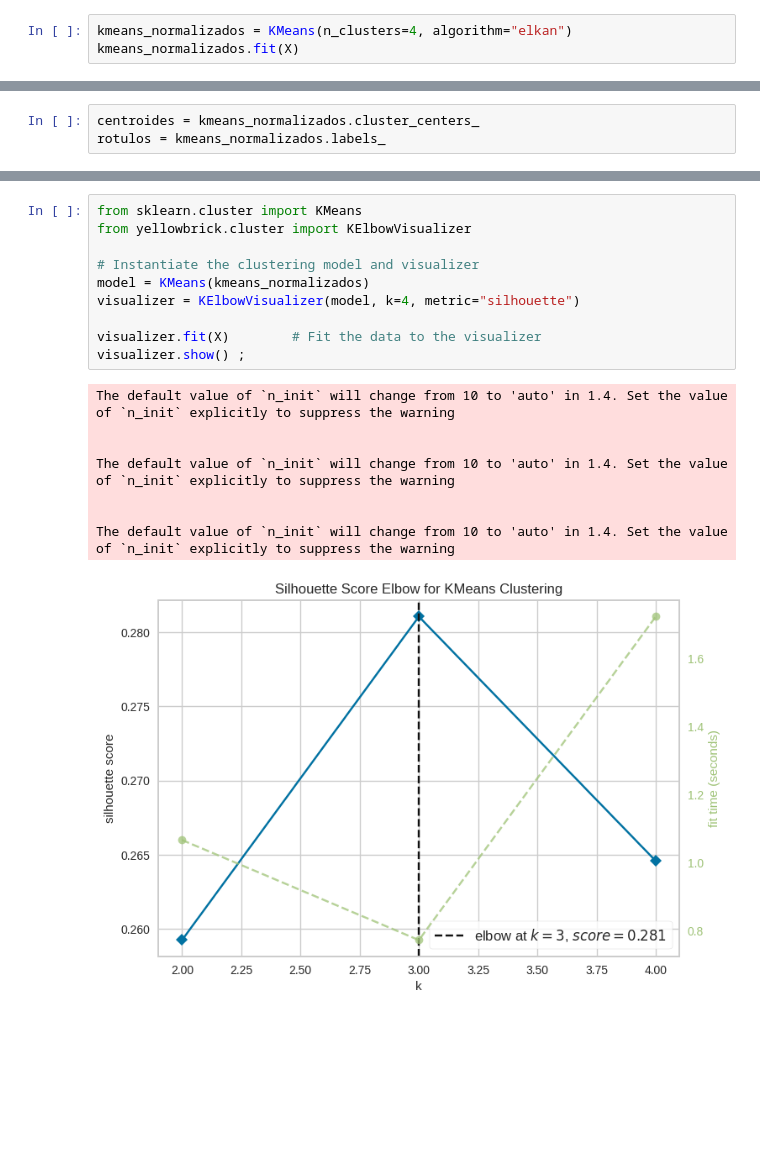
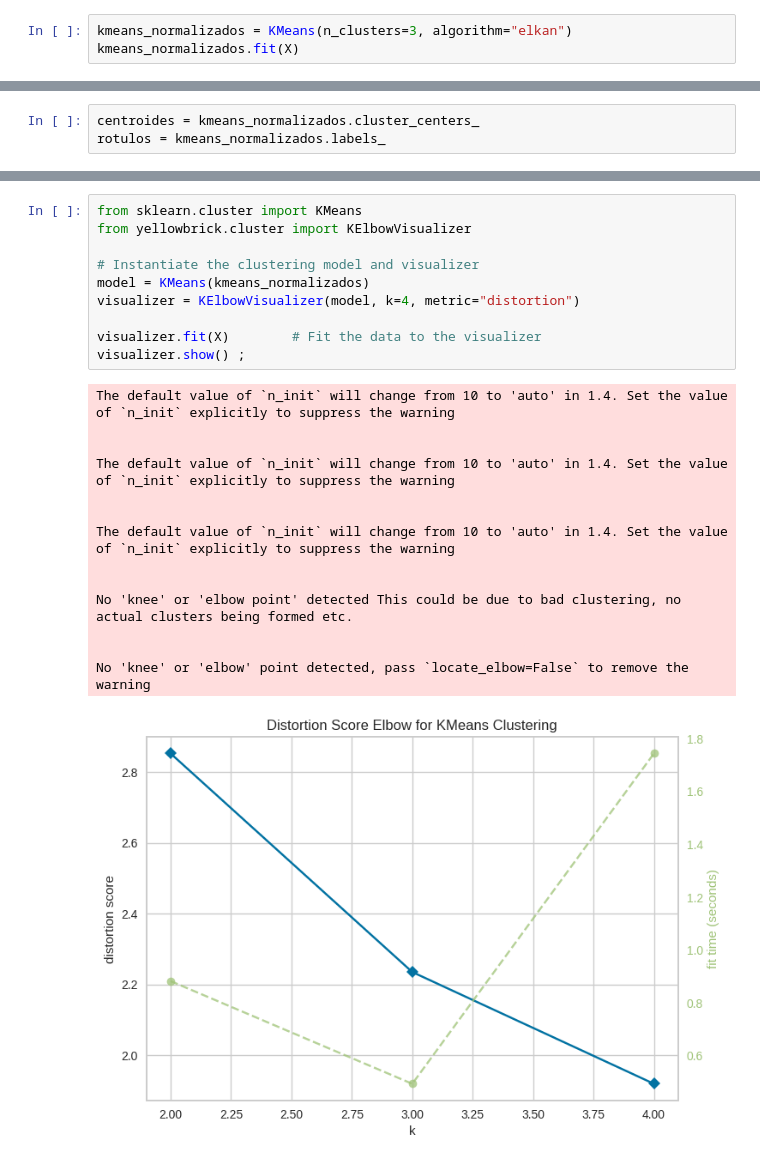
Before and after one commit to cantaruttim/Diabetes, a Jupyter notebook: Diabetes.ipynb, the cells around one changed output, grey strips where cells are left out. Saved outputs shown, nothing was run; the diff lists cells and outputs as text; blank space fills up the shorter version.

```diff
--- a/Diabetes.ipynb
+++ b/Diabetes.ipynb
@@ -406,6 +406,6 @@ pca.fit(X)
 # %% [output]
 PCA(n_components=2)
 # %%
-kmeans_normalizados = KMeans(n_clusters=4, algorithm="elkan")
+kmeans_normalizados = KMeans(n_clusters=3, algorithm="elkan")
 kmeans_normalizados.fit(X)
 # %% [output]
@@ -456,19 +455,25 @@ grafico3.show()
 # %%
 from sklearn.cluster import KMeans
 from yellowbrick.cluster import KElbowVisualizer
 
 # Instantiate the clustering model and visualizer
 model = KMeans(kmeans_normalizados)
-visualizer = KElbowVisualizer(model, k=4, metric="silhouette")
+visualizer = KElbowVisualizer(model, k=4, metric="distortion")
 
 visualizer.fit(X)        # Fit the data to the visualizer
 visualizer.show() ;
 # %% [output]
 The default value of `n_init` will change from 10 to 'auto' in 1.4. Set the value of `n_init` explicitly to suppress the warning
 
 
 The default value of `n_init` will change from 10 to 'auto' in 1.4. Set the value of `n_init` explicitly to suppress the warning
 
 
 The default value of `n_init` will change from 10 to 'auto' in 1.4. Set the value of `n_init` explicitly to suppress the warning
+
+
+No 'knee' or 'elbow point' detected This could be due to bad clustering, no actual clusters being formed etc.
+
+
+No 'knee' or 'elbow' point detected, pass `locate_elbow=False` to remove the warning
-[figure, old version]
+[figure, new version]
```
Also changed, not shown: parts of 11 cells of this notebook.
